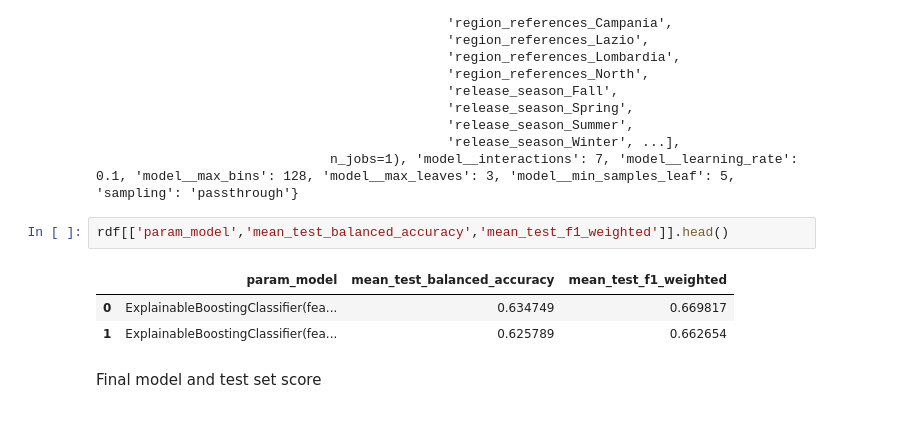
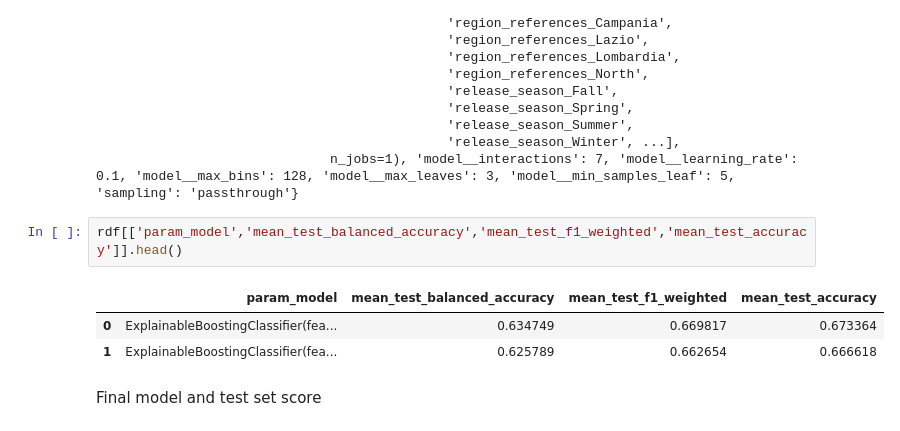
Before and after one commit to abderrahmane-salmi/UNIPI-Data-Mining-Project, a Jupyter notebook: task3/04_predictive_analysis.ipynb, the cells around one changed output. Cells and saved outputs as stored; diff of their text form.

```diff
--- a/task3/04_predictive_analysis.ipynb
+++ b/task3/04_predictive_analysis.ipynb
@@ -756,11 +783,11 @@ rdf = pd.DataFrame(ebm_result.cv_results_)
                                              'release_season_Winter', ...],
                               n_jobs=1), 'model__interactions': 7, 'model__learning_rate': 0.1, 'model__max_bins': 128, 'model__max_leaves': 3, 'model__min_samples_leaf': 5, 'sampling': 'passthrough'}
 # %%
-rdf[['param_model','mean_test_balanced_accuracy','mean_test_f1_weighted']].head()
+rdf[['param_model','mean_test_balanced_accuracy','mean_test_f1_weighted','mean_test_accuracy']].head()
 # %% [output]
-|  | param_model | mean_test_balanced_accuracy | mean_test_f1_weighted |
-| 0 | ExplainableBoostingClassifier(fea... | 0.634749 | 0.669817 |
-| 1 | ExplainableBoostingClassifier(fea... | 0.625789 | 0.662654 |
+|  | param_model | mean_test_balanced_accuracy | mean_test_f1_weighted | mean_test_accuracy |
+| 0 | ExplainableBoostingClassifier(fea... | 0.634749 | 0.669817 | 0.673364 |
+| 1 | ExplainableBoostingClassifier(fea... | 0.625789 | 0.662654 | 0.666618 |
 # %% [markdown]
 Final model and test set score
 # %%
```
Also changed, not shown: parts of 8 cells of this notebook.
